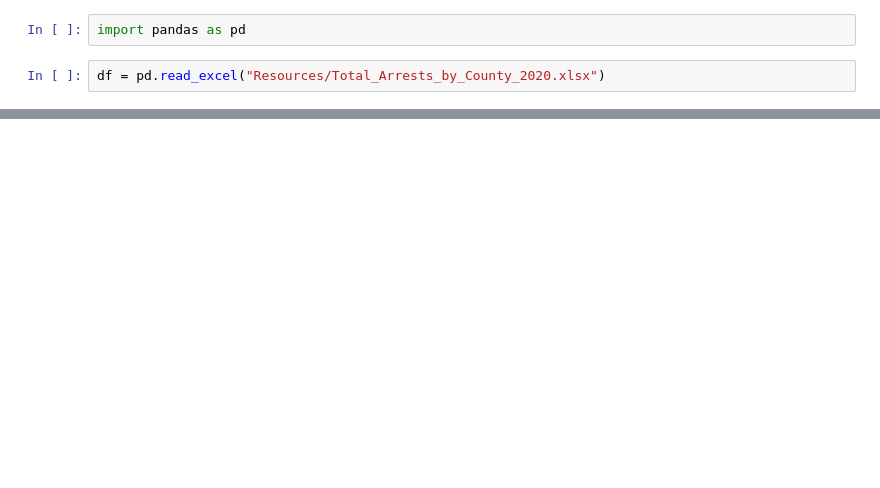
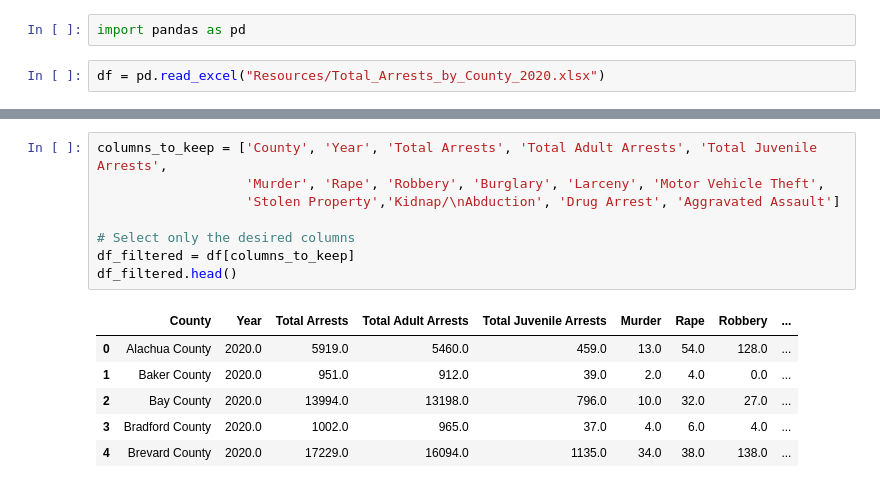
Before and after one commit to rubyghabboun/Crime_data_analysis_fl, a Jupyter notebook: ruby_cleaning/Untitled.ipynb, the cells around one changed output, grey strips where cells are left out. Drawn from its saved outputs; the diff is of its cells as text; blank space fills up the shorter version.

```diff
--- a/ruby_cleaning/Untitled.ipynb
+++ b/ruby_cleaning/Untitled.ipynb
@@ -20,0 +31,15 @@ df
+# %%
+columns_to_keep = ['County', 'Year', 'Total Arrests', 'Total Adult Arrests', 'Total Juvenile Arrests',
+                   'Murder', 'Rape', 'Robbery', 'Burglary', 'Larceny', 'Motor Vehicle Theft',
+                   'Stolen Property','Kidnap/\nAbduction', 'Drug Arrest', 'Aggravated Assault']
+
+# Select only the desired columns
+df_filtered = df[columns_to_keep]
+df_filtered.head()
+# %% [output]
+|  | County | Year | Total Arrests | Total Adult Arrests | Total Juvenile Arrests | Murder | Rape | Robbery | ... |
+| 0 | Alachua County | 2020.0 | 5919.0 | 5460.0 | 459.0 | 13.0 | 54.0 | 128.0 | ... |
+| 1 | Baker County | 2020.0 | 951.0 | 912.0 | 39.0 | 2.0 | 4.0 | 0.0 | ... |
+| 2 | Bay County | 2020.0 | 13994.0 | 13198.0 | 796.0 | 10.0 | 32.0 | 27.0 | ... |
+| 3 | Bradford County | 2020.0 | 1002.0 | 965.0 | 37.0 | 4.0 | 6.0 | 4.0 | ... |
+| 4 | Brevard County | 2020.0 | 17229.0 | 16094.0 | 1135.0 | 34.0 | 38.0 | 138.0 | ... |
```
Also changed, not shown: parts of 8 cells of this notebook, 2 other files.
